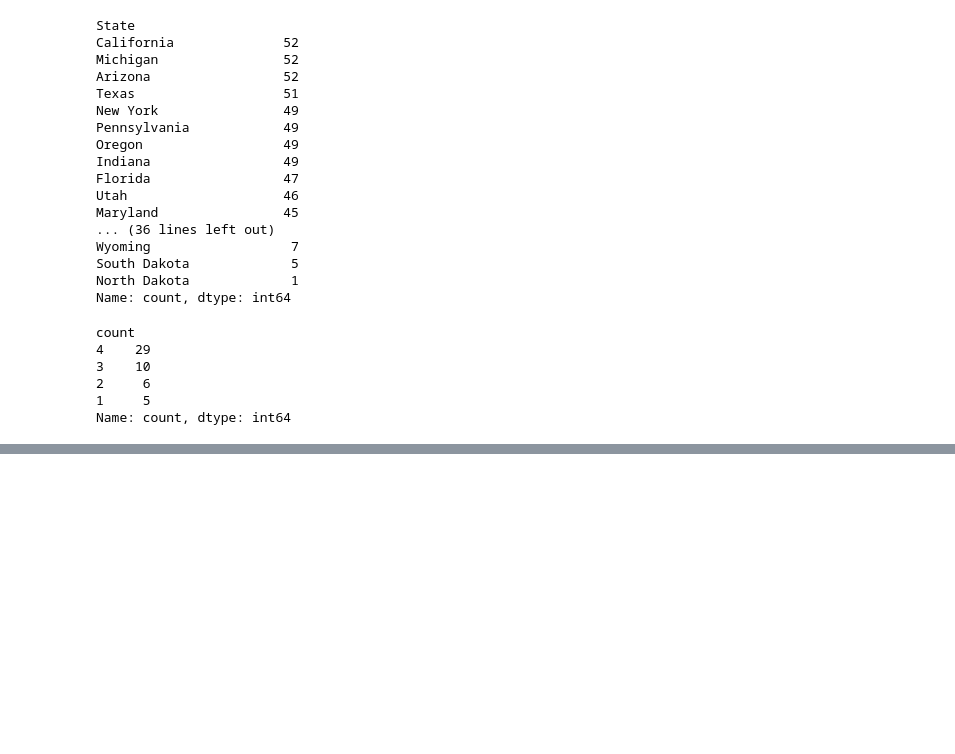
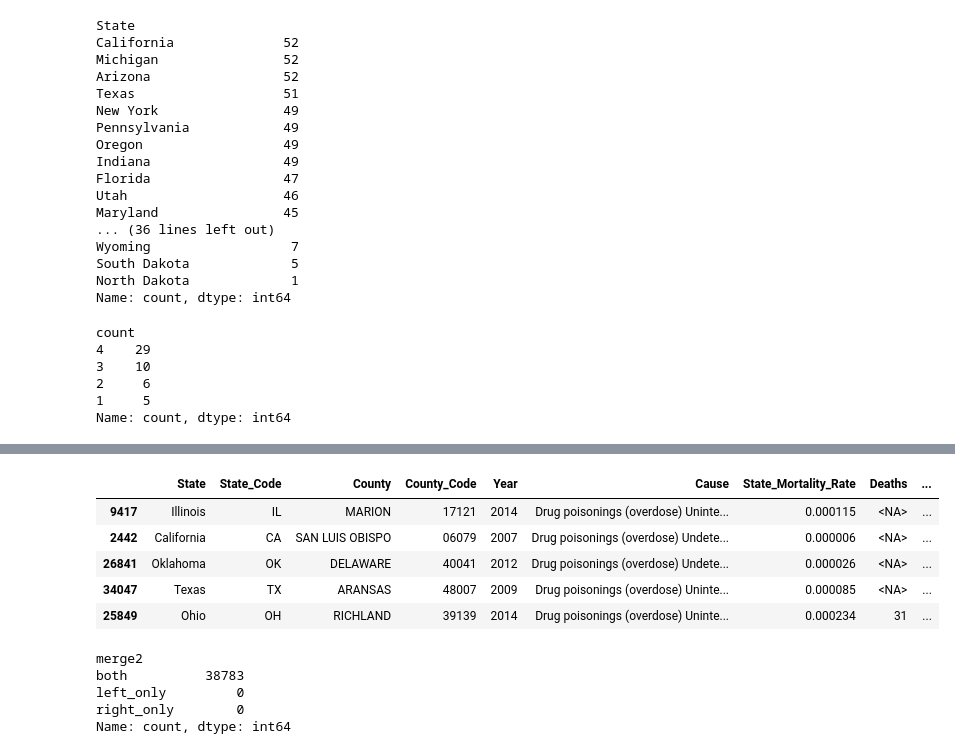
Before and after one commit to MIDS-at-Duke/Opioid-Team-Project-Group-9, a Jupyter notebook: Codes/mortality_data/mortality_correction.ipynb, the cells around one changed output, grey strips where cells are left out. Drawn from its saved outputs; the diff is of its cells as text; code cells hidden in the pictures; blank space fills up the shorter version.

```diff
--- a/Codes/mortality_data/mortality_correction.ipynb
+++ b/Codes/mortality_data/mortality_correction.ipynb
@@ -235,0 +295,27 @@ Name: count, dtype: int64
+# %%
+# Remap with population data to get county population
+df6 = pd.merge(
+    df5,
+    population[["County_Code", "Year", "Population"]],
+    on=["County_Code", "Year"],
+    how="left",
+    validate="m:1",
+    indicator="merge2",
+)
+# %%
+df6.sample(5)
+# %% [output]
+|  | State | State_Code | County | County_Code | Year | Cause | State_Mortality_Rate | Deaths | ... |
+| 9417 | Illinois | IL | MARION | 17121 | 2014 | Drug poisonings (overdose) Uninte... | 0.000115 | <NA> | ... |
+| 2442 | California | CA | SAN LUIS OBISPO | 06079 | 2007 | Drug poisonings (overdose) Undete... | 0.000006 | <NA> | ... |
+| 26841 | Oklahoma | OK | DELAWARE | 40041 | 2012 | Drug poisonings (overdose) Undete... | 0.000026 | <NA> | ... |
+| 34047 | Texas | TX | ARANSAS | 48007 | 2009 | Drug poisonings (overdose) Uninte... | 0.000085 | <NA> | ... |
+| 25849 | Ohio | OH | RICHLAND | 39139 | 2014 | Drug poisonings (overdose) Uninte... | 0.000234 | 31 | ... |
+# %%
+df6["merge2"].value_counts()
+# %% [output]
+merge2
+both          38783
+left_only         0
+right_only        0
+Name: count, dtype: int64
```
Also changed, not shown: parts of 24 cells of this notebook.
